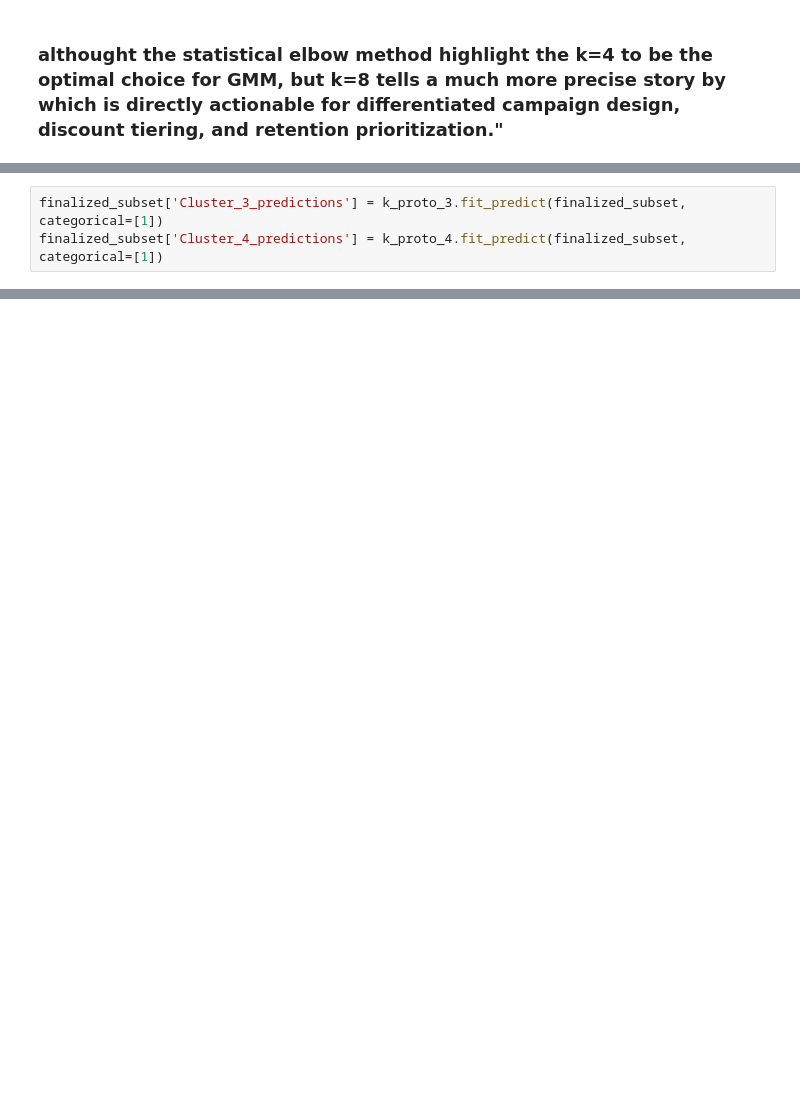
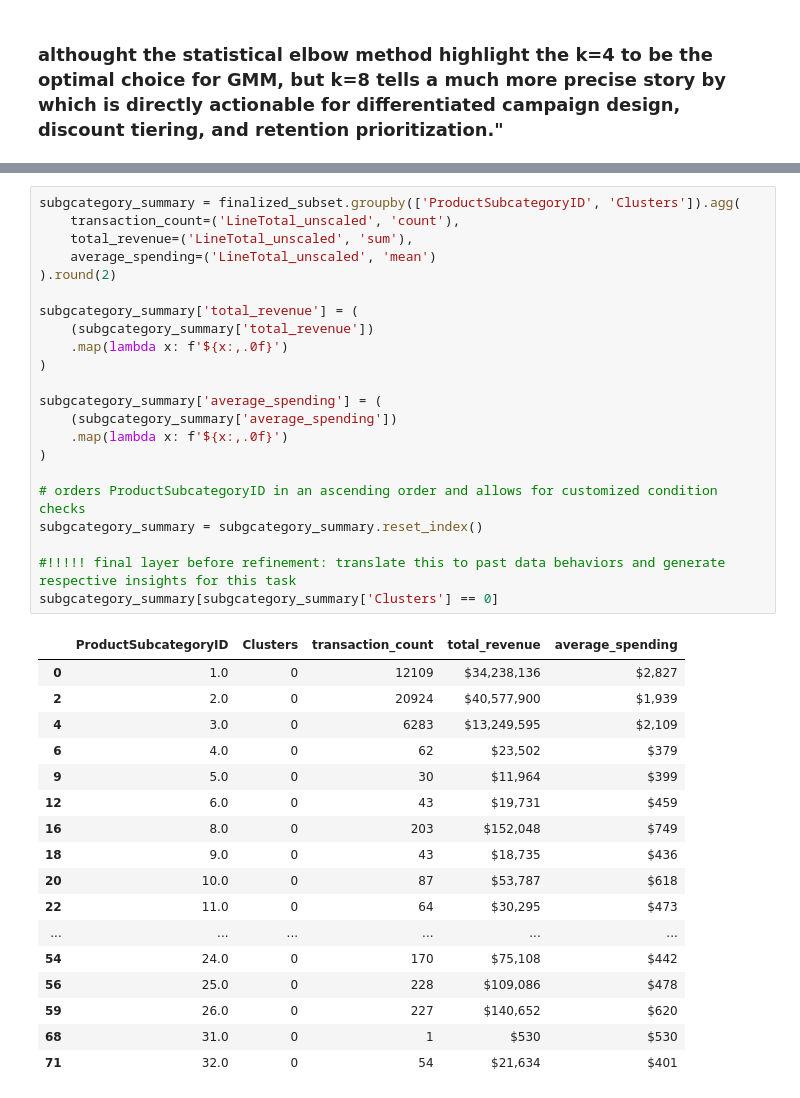
Before and after one commit to AtlasMarbx/AdventureWorks-Data-Migration-and-insight-extraction, a Jupyter notebook: EDA_process.ipynb, the cells around one changed output, grey strips where cells are left out. Cells and saved outputs as stored; diff of their text form; blank space fills up the shorter version.

```diff
--- a/EDA_process.ipynb
+++ b/EDA_process.ipynb
@@ -1875,3 +1883,0 @@ k_proto_4 = KPrototypes(n_clusters=4,
-# %%
-finalized_subset['Cluster_3_predictions'] = k_proto_3.fit_predict(finalized_subset, categorical=[1])
-finalized_subset['Cluster_4_predictions'] = k_proto_4.fit_predict(finalized_subset, categorical=[1])
@@ -1887,0 +1884,40 @@ Name: count, dtype: int64
+# %%
+subgcategory_summary = finalized_subset.groupby(['ProductSubcategoryID', 'Clusters']).agg(
+    transaction_count=('LineTotal_unscaled', 'count'),
+    total_revenue=('LineTotal_unscaled', 'sum'),
+    average_spending=('LineTotal_unscaled', 'mean')
+).round(2)
+
+subgcategory_summary['total_revenue'] = (
+    (subgcategory_summary['total_revenue'])
+    .map(lambda x: f'${x:,.0f}')
+)
+
+subgcategory_summary['average_spending'] = (
+    (subgcategory_summary['average_spending'])
+    .map(lambda x: f'${x:,.0f}')
+)
+
+# orders ProductSubcategoryID in an ascending order and allows for customized condition checks
+subgcategory_summary = subgcategory_summary.reset_index()
+
+#!!!!! final layer before refinement: translate this to past data behaviors and generate respective insights for this task
+subgcategory_summary[subgcategory_summary['Clusters'] == 0]
+# %% [output]
+|  | ProductSubcategoryID | Clusters | transaction_count | total_revenue | average_spending |
+| 0 | 1.0 | 0 | 12109 | $34,238,136 | $2,827 |
+| 2 | 2.0 | 0 | 20924 | $40,577,900 | $1,939 |
+| 4 | 3.0 | 0 | 6283 | $13,249,595 | $2,109 |
+| 6 | 4.0 | 0 | 62 | $23,502 | $379 |
+| 9 | 5.0 | 0 | 30 | $11,964 | $399 |
+| 12 | 6.0 | 0 | 43 | $19,731 | $459 |
+| 16 | 8.0 | 0 | 203 | $152,048 | $749 |
+| 18 | 9.0 | 0 | 43 | $18,735 | $436 |
+| 20 | 10.0 | 0 | 87 | $53,787 | $618 |
+| 22 | 11.0 | 0 | 64 | $30,295 | $473 |
+| ... | ... | ... | ... | ... | ... |
+| 54 | 24.0 | 0 | 170 | $75,108 | $442 |
+| 56 | 25.0 | 0 | 228 | $109,086 | $478 |
+| 59 | 26.0 | 0 | 227 | $140,652 | $620 |
+| 68 | 31.0 | 0 | 1 | $530 | $530 |
+| 71 | 32.0 | 0 | 54 | $21,634 | $401 |
```
Also changed, not shown: parts of 10 cells of this notebook.
